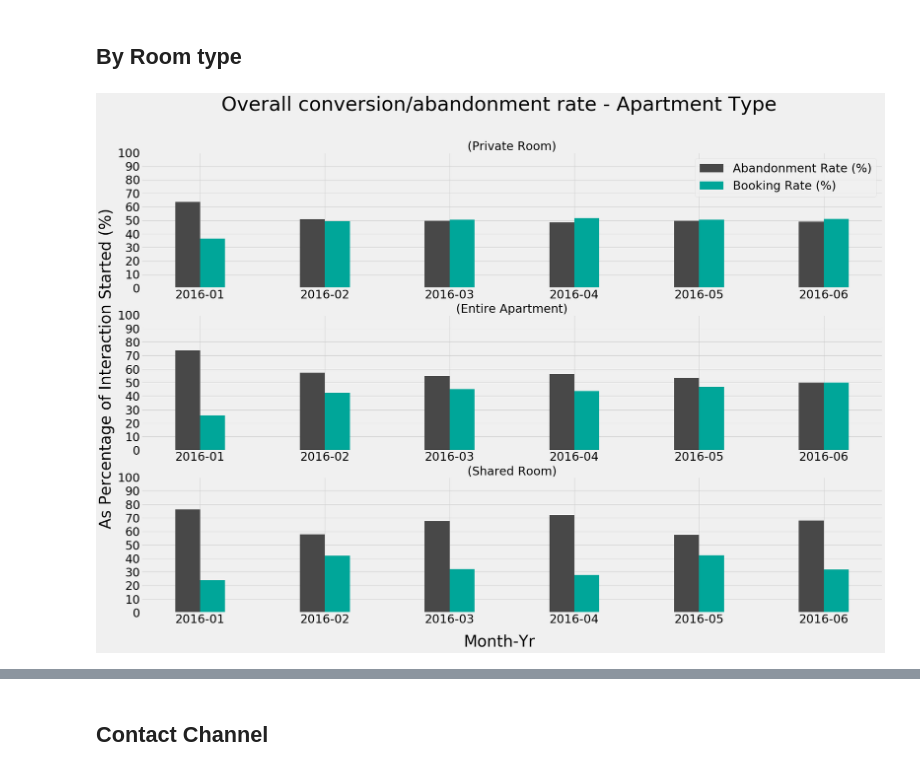
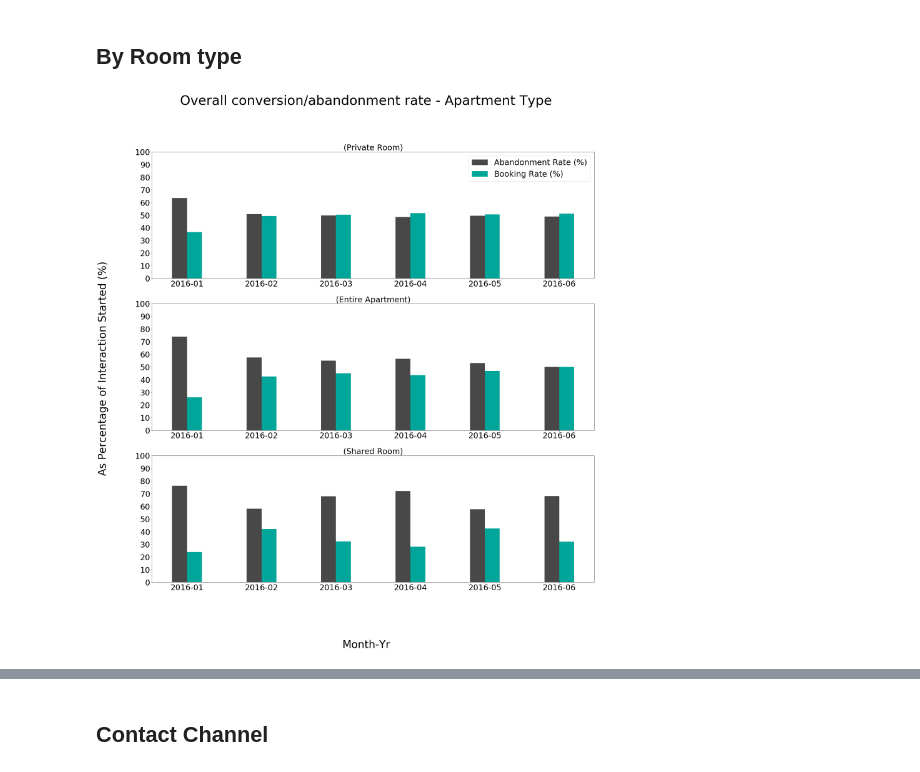
Before and after one commit to NikhilSawal/data_science_case_studies, a Jupyter notebook: airbnb/solution/solution.ipynb, the cells around one changed output, grey strips where cells are left out. Drawn from its saved outputs; the diff is of its cells as text; code cells hidden in the pictures.

```diff
--- a/airbnb/solution/solution.ipynb
+++ b/airbnb/solution/solution.ipynb
@@ -430,6 +426,8 @@ y_indexes = np.arange(0, 110, 10)
 width = 0.20
 
 fig, ax = plt.subplots(3,1)
+fig.set_figheight(30)
+fig.set_figwidth(30)
 top_ax, middle_ax, bottom_ax = ax
 
 ################
@@ -487,33 +485,33 @@ bottom_ax.bar(x_indexes + 0.00,
          width=width,
          color="#484848",
          label="Abandonment Rate (%)")
 bottom_ax.bar(x_indexes + 0.20,
          checkins_df_shared_room['booking_rate(%)'],
          width=width,
          color="#00A699",
          label="Booking Rate (%)")
 
 bottom_ax.set_xticks(ticks=x_indexes + 0.5*width)
 bottom_ax.set_xticklabels(labels=x, fontsize=30)
 bottom_ax.set_yticks(ticks=y_indexes)
 bottom_ax.set_yticklabels(y_indexes, fontsize=30)
 bottom_ax.set_title('(Shared Room)', fontsize=30)
 
 fig.text(0.5, 0.01, 'Month-Yr', ha='center', fontsize=40)
 fig.text(0.03, 0.5, 'As Percentage of Interaction Started (%)',
          va='center', rotation='vertical', fontsize=40)
 
 plt.suptitle("Overall conversion/abandonment rate - Apartment Type", fontsize=50, ha='center')
 
 plt.show()
 
 # 1. Shared rooms are more likely to be abandoned over time. Typically shared
 # rooms are not favourites with families. So based on this analysis we might
 # want to look into our targeting strategies for shared rooms.
 
 # 2. Also, the abandonment in the month of January is consistantly high. So
 # we might want to look into that.
 # %% [output]
-[figure, old version]
+[figure, new version]
 # %%
 from statistics import mean
```
Also changed, not shown: parts of 11 cells of this notebook.
